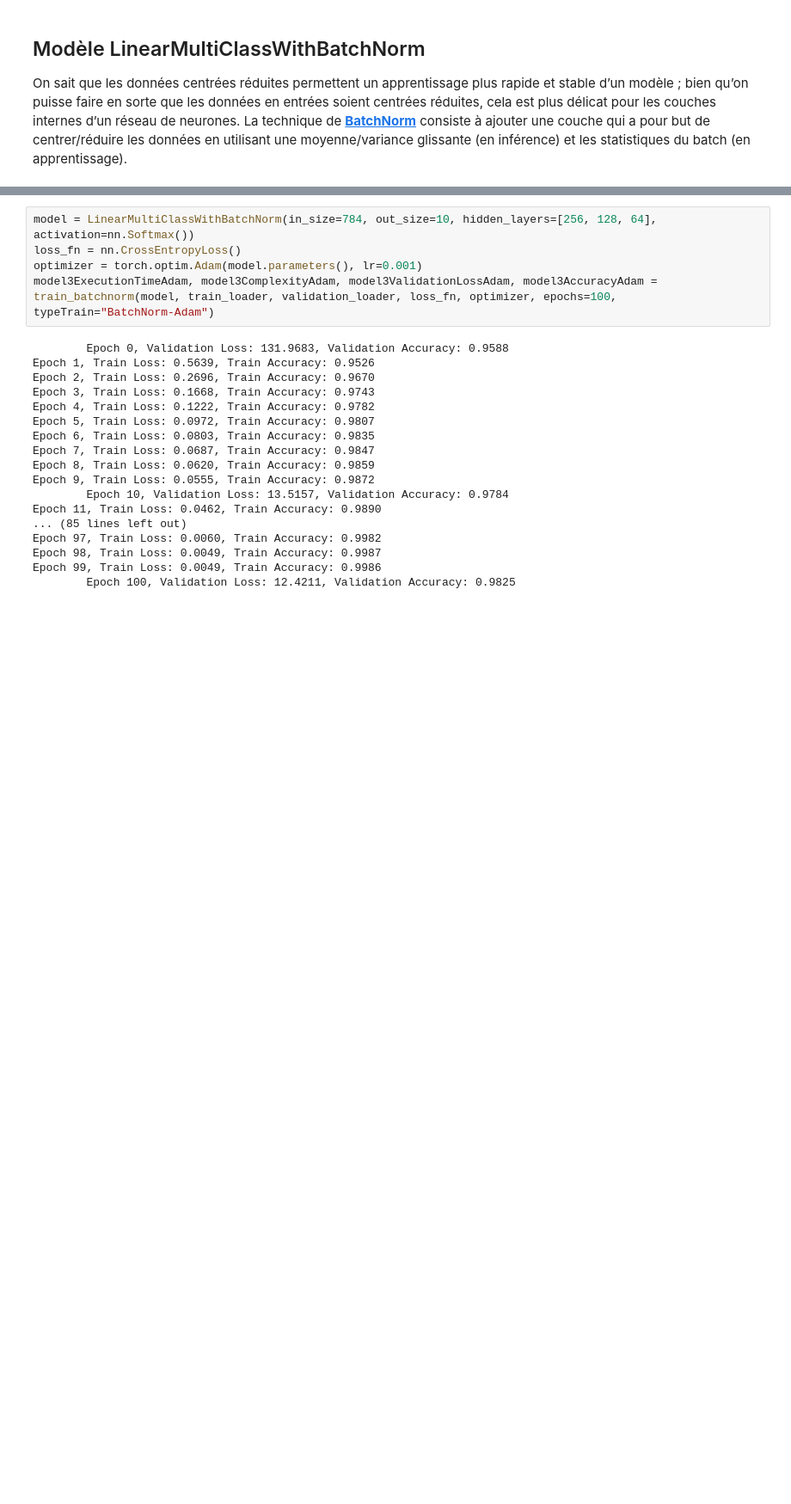
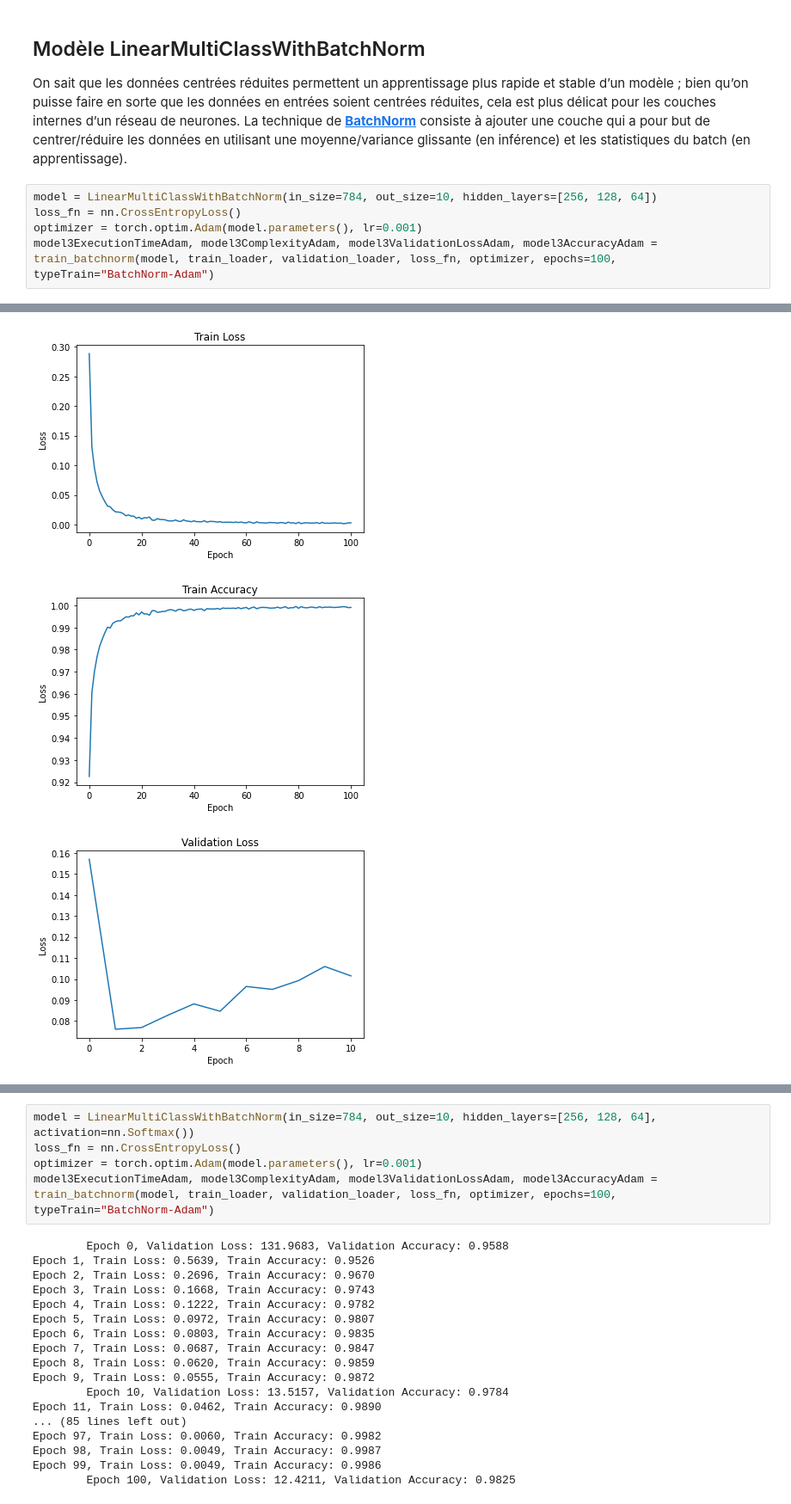
Before and after one commit to TBoubacar/ProjetApprentissageApprofondi, a Jupyter notebook: TP3-TOURE-Boubacar-M2.ipynb, the cells around one changed output, grey strips where cells are left out. Shown at 86% size. Saved outputs shown, nothing was run; the diff lists cells and outputs as text; blank space fills up the shorter version.

```diff
--- a/TP3-TOURE-Boubacar-M2.ipynb
+++ b/TP3-TOURE-Boubacar-M2.ipynb
@@ -1143,3 +1166,9 @@ Reusing TensorBoard on port 6007 (pid 5481), started 0:15:30 ago. (Use '!kill 54
 
 On sait que les données centrées réduites permettent un apprentissage plus rapide et stable d’un modèle ; bien qu’on puisse faire en sorte que les données en entrées soient centrées réduites, cela est plus délicat pour les couches internes d’un réseau de neurones. La technique de <a href=https://pytorch.org/docs/stable/generated/torch.nn.BatchNorm1d.html> **BatchNorm**</a> consiste à ajouter une couche qui a pour but de centrer/réduire les données en utilisant une moyenne/variance glissante (en inférence) et les statistiques du batch (en
 apprentissage).
+# %%
+model = LinearMultiClassWithBatchNorm(in_size=784, out_size=10, hidden_layers=[256, 128, 64])
+loss_fn = nn.CrossEntropyLoss()
+optimizer = torch.optim.Adam(model.parameters(), lr=0.001)
+model3ExecutionTimeAdam, model3ComplexityAdam, model3ValidationLossAdam, model3AccuracyAdam = train_batchnorm(model, train_loader, validation_loader, loss_fn, optimizer, epochs=100, typeTrain="BatchNorm-Adam")
+# %% [output]
@@ -1145,0 +1192,3 @@ apprentissage).
+[figure, added]
+[figure, added]
+[figure, added]
```
Also changed, not shown: parts of 22 cells of this notebook.
